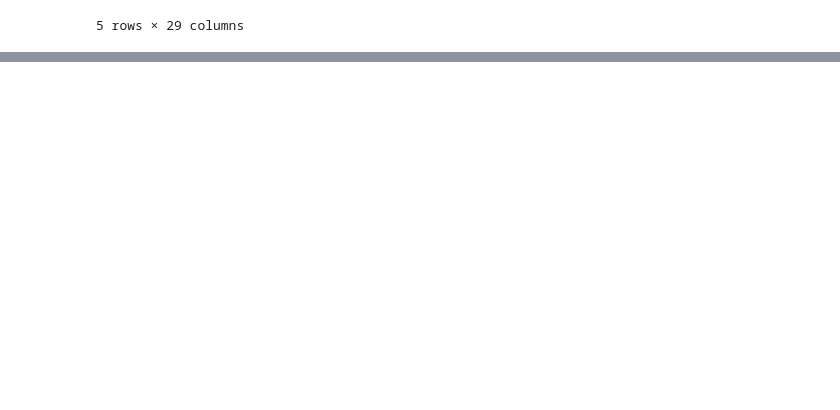
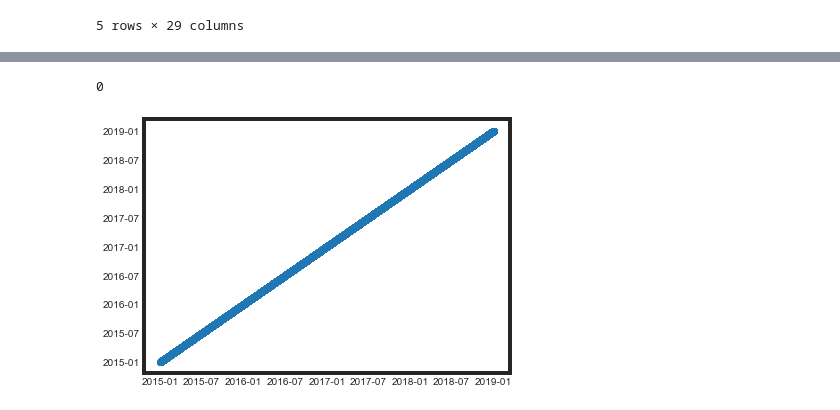
Before and after one commit to joshfuchs/DataScience_projects, a Jupyter notebook: Energy Generation and Weather Forecasting.ipynb, the cells around one changed output, grey strips where cells are left out. Saved outputs shown, nothing was run; the diff lists cells and outputs as text; code cells hidden in the pictures; blank space fills up the shorter version.

Commit message:
data cleaning and merging

````diff
--- a/Energy Generation and Weather Forecasting.ipynb
+++ b/Energy Generation and Weather Forecasting.ipynb
@@ -89,0 +283,17 @@ weather.head()
+# %%
+
+#- convert the ```time``` column to a datetime object
+#- remove ```generation hydro pumped storage aggregated``` and ```forecast wind offshore eday ahead```
+#- remove ```generation fossil coal-derived gas```, ```generation fossil oil shale```, ```generation fossil peat```, ```generation geothermal```, ```generation marine```, and ```generation wind offshore```
+#- replace spaces in column names with underscore
+
+energy['time'] = pd.to_datetime(energy['time'])
+
+columns_to_remove = ['generation hydro pumped storage aggregated','forecast wind offshore eday ahead',
+                    'generation fossil coal-derived gas','generation fossil oil shale',
+                    'generation fossil peat','generation geothermal',
+                    'generation marine','generation wind offshore']
+
+energy_clean = energy.drop(columns_to_remove,axis=1)
+
+energy_clean.columns = energy_clean.columns.str.replace(' ','_')
@@ -89,0 +310,4 @@ weather.head()
+# %%
+# and now we can clean the weather dataset
+
+weather['dt_iso'] = pd.to_datetime(weather['dt_iso'])
@@ -89,0 +339,14 @@ weather.head()
+# %%
+weather_unique_times = weather['dt_iso'].unique()
+energy_unique_times = energy_clean['time'].unique()
+
+test_times = weather_unique_times == energy_unique_times
+# %%
+np.size(test_times) - np.count_nonzero(test_times)
+# %% [output]
+0
+# %%
+plt.scatter(weather_unique_times,energy_unique_times)
+plt.show()
+# %% [output]
+[figure, added]
````
Also changed, not shown: parts of 21 cells of this notebook.
